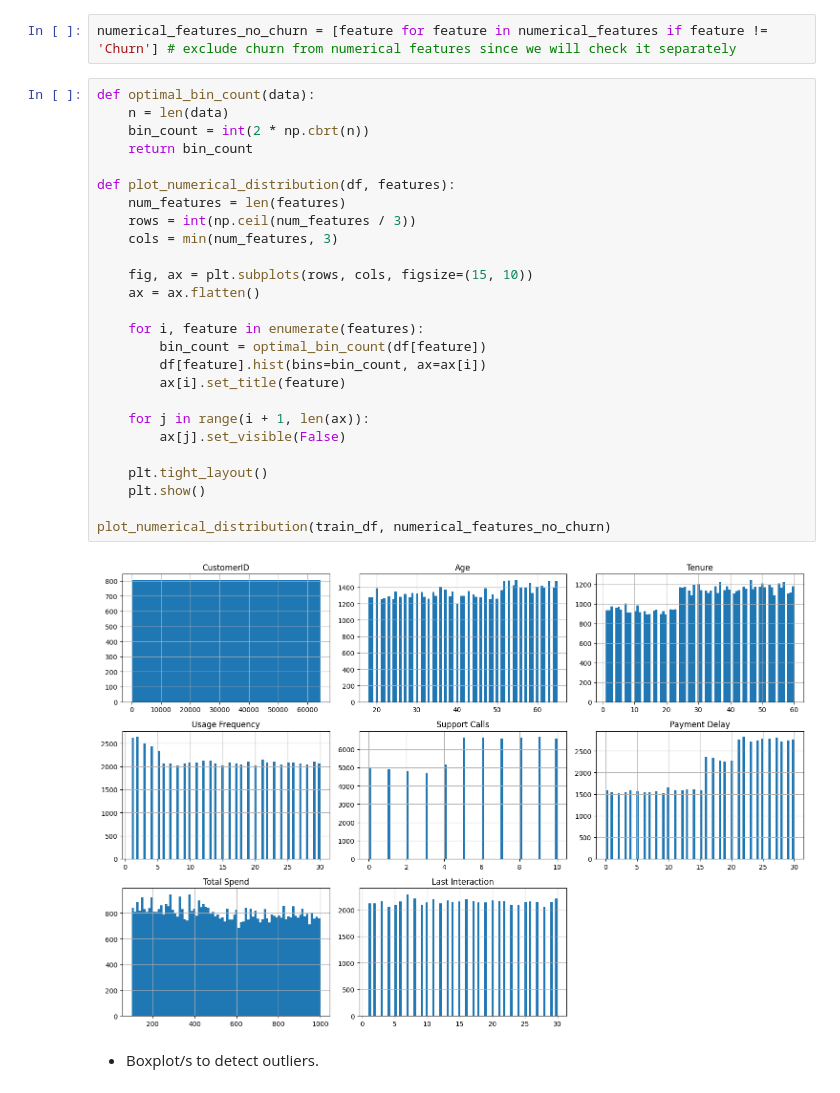
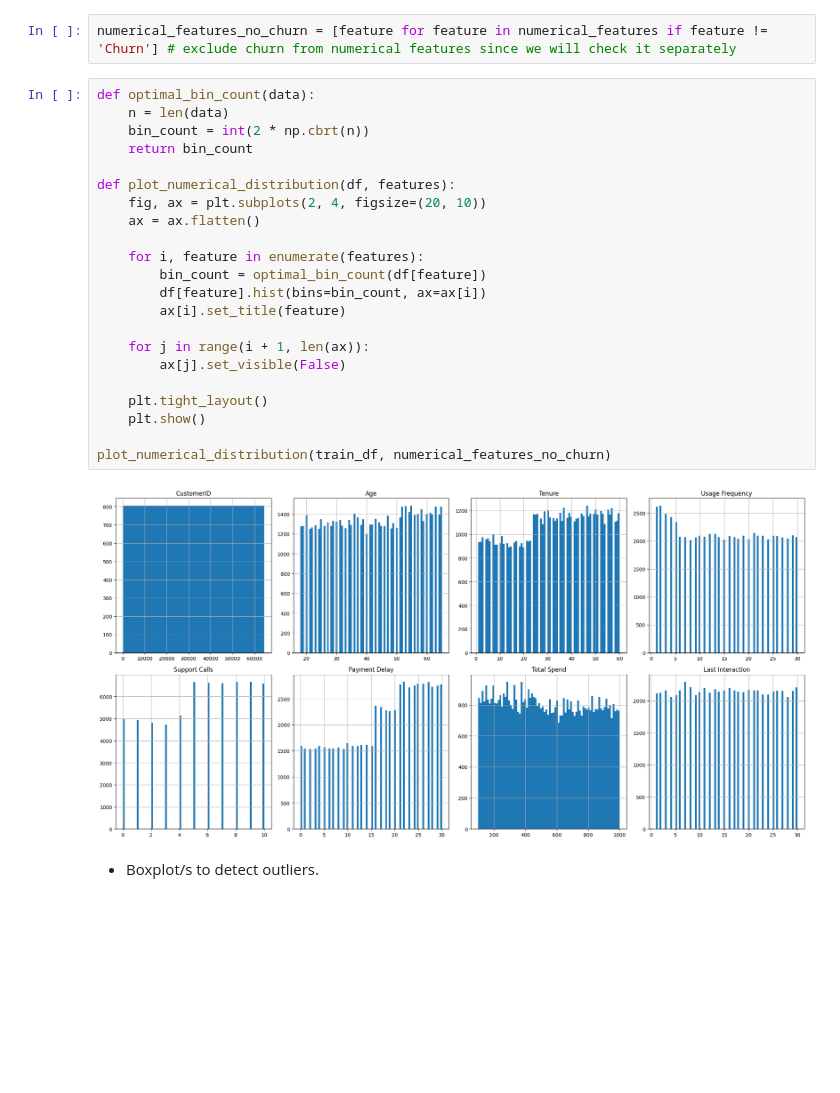
Before and after one commit to julsCadenas/DS-ML-Projects, a Jupyter notebook: CustomerChurnPrediction/notebooks/customer_churn_pred.ipynb, the cells around one changed output. Drawn from its saved outputs; the diff is of its cells as text; blank space fills up the shorter version.

```diff
--- a/CustomerChurnPrediction/notebooks/customer_churn_pred.ipynb
+++ b/CustomerChurnPrediction/notebooks/customer_churn_pred.ipynb
@@ -106,31 +106,27 @@ numerical_features_no_churn = [feature for feature in numerical_features if feat
 # %%
 def optimal_bin_count(data):
     n = len(data)
     bin_count = int(2 * np.cbrt(n))
     return bin_count
 
 def plot_numerical_distribution(df, features):
-    num_features = len(features)
-    rows = int(np.ceil(num_features / 3))
-    cols = min(num_features, 3)
-
-    fig, ax = plt.subplots(rows, cols, figsize=(15, 10))
+    fig, ax = plt.subplots(2, 4, figsize=(20, 10))
     ax = ax.flatten()
 
     for i, feature in enumerate(features):
         bin_count = optimal_bin_count(df[feature])
         df[feature].hist(bins=bin_count, ax=ax[i])
         ax[i].set_title(feature)
 
     for j in range(i + 1, len(ax)):
         ax[j].set_visible(False)
 
     plt.tight_layout()
     plt.show()
 
 plot_numerical_distribution(train_df, numerical_features_no_churn)
 # %% [output]
-[figure, old version]
+[figure, new version]
 # %% [markdown]
 - Boxplot/s to detect outliers.
 # %%
```
Also changed, not shown: parts of 5 cells of this notebook.
